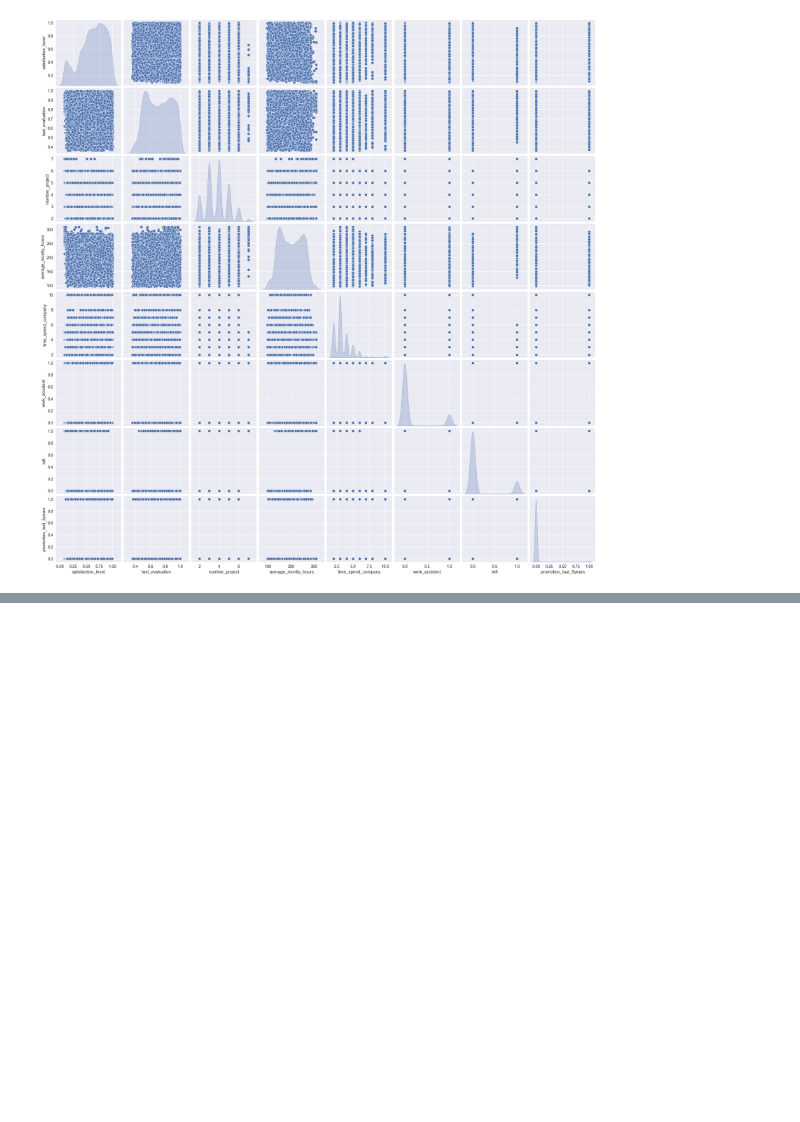
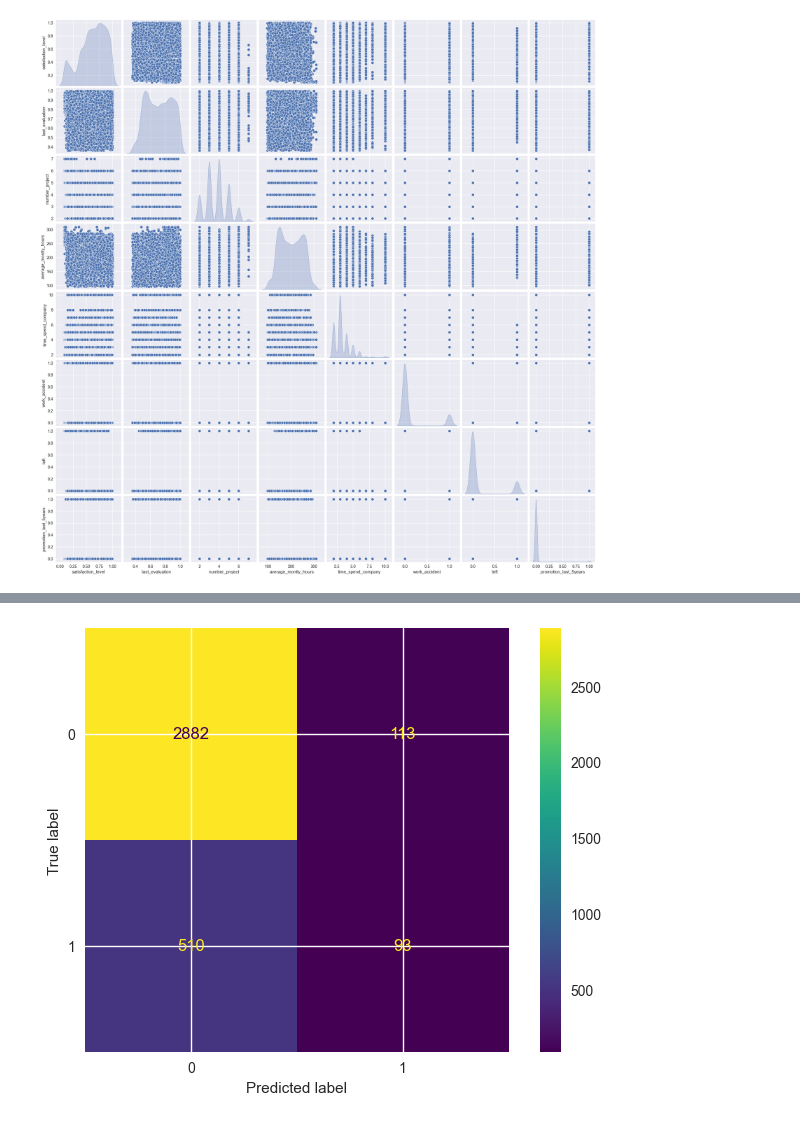
Before and after one commit to jenishm096/HR_Project, a Jupyter notebook: HR_capstone_project.ipynb, the cells around one changed output, grey strips where cells are left out. Drawn from its saved outputs; the diff is of its cells as text; code cells hidden in the pictures; blank space fills up the shorter version.

```diff
--- a/HR_capstone_project.ipynb
+++ b/HR_capstone_project.ipynb
@@ -309,0 +387,3 @@ plt.show()
+# %%
+y= df_enc['left']
+y.head()
@@ -309,0 +397,6 @@ plt.show()
+# %%
+# Split the dataset into training and testing sets
+X_train, X_test, y_train, y_test = train_test_split(X,y, test_size=0.3, random_state=42)
+# %%
+#Fitting a LogisticRegression model to the data
+clf = LogisticRegression().fit(X_train,y_train)
@@ -309,0 +414,4 @@ plt.show()
+# %%
+# Use the logistic regression model to get predictions on the test set
+y_pred = clf.predict(X_test)
+y_pred
@@ -309,0 +431,15 @@ plt.show()
+# %%
+# Compute values for confusion matrix
+log_cm = confusion_matrix(y_test, y_pred, labels=clf.classes_)
+
+# Create display of confusion matrix
+log_disp = ConfusionMatrixDisplay(confusion_matrix=log_cm,
+                                  display_labels=clf.classes_)
+
+# Plot confusion matrix
+log_disp.plot(values_format='')
+
+# Display plot
+plt.show()
+# %% [output]
+[figure, added]
```
Also changed, not shown: parts of 16 cells of this notebook.
